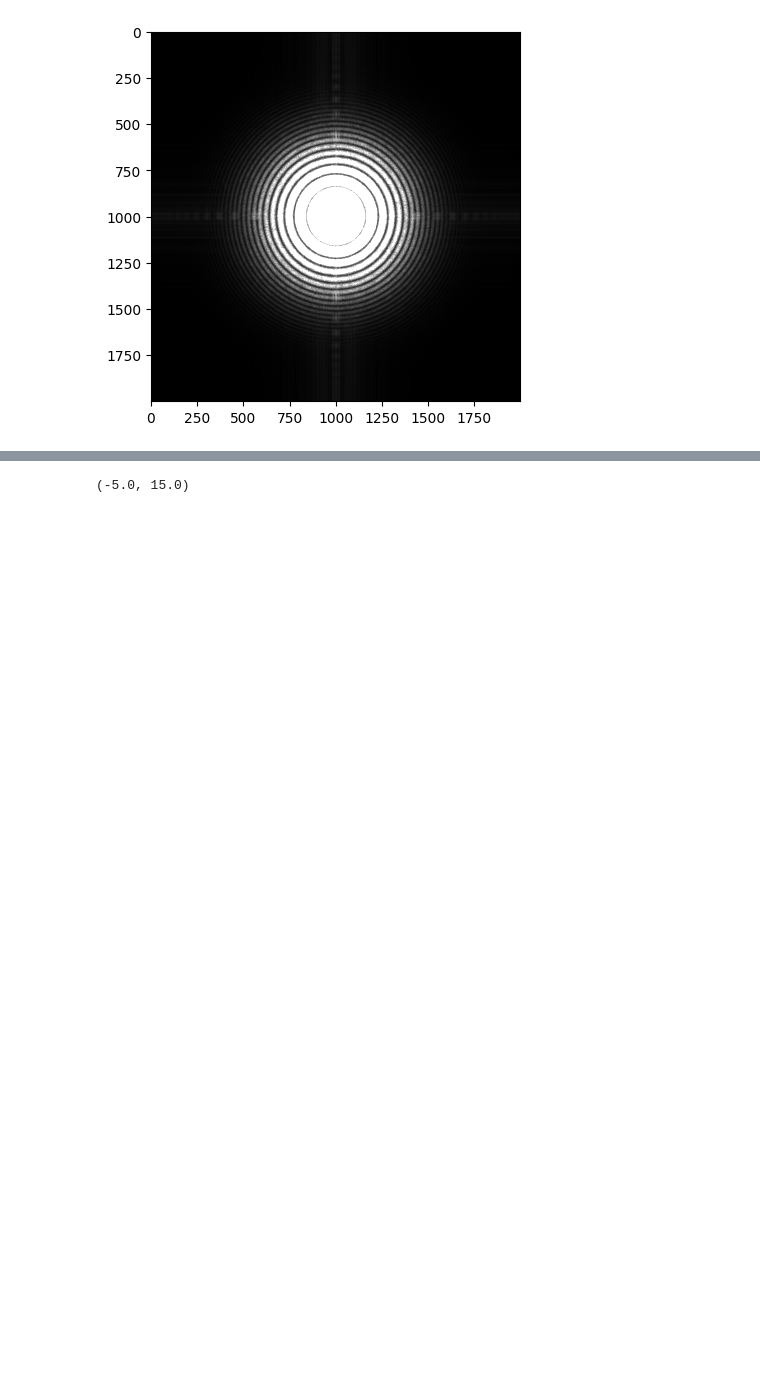
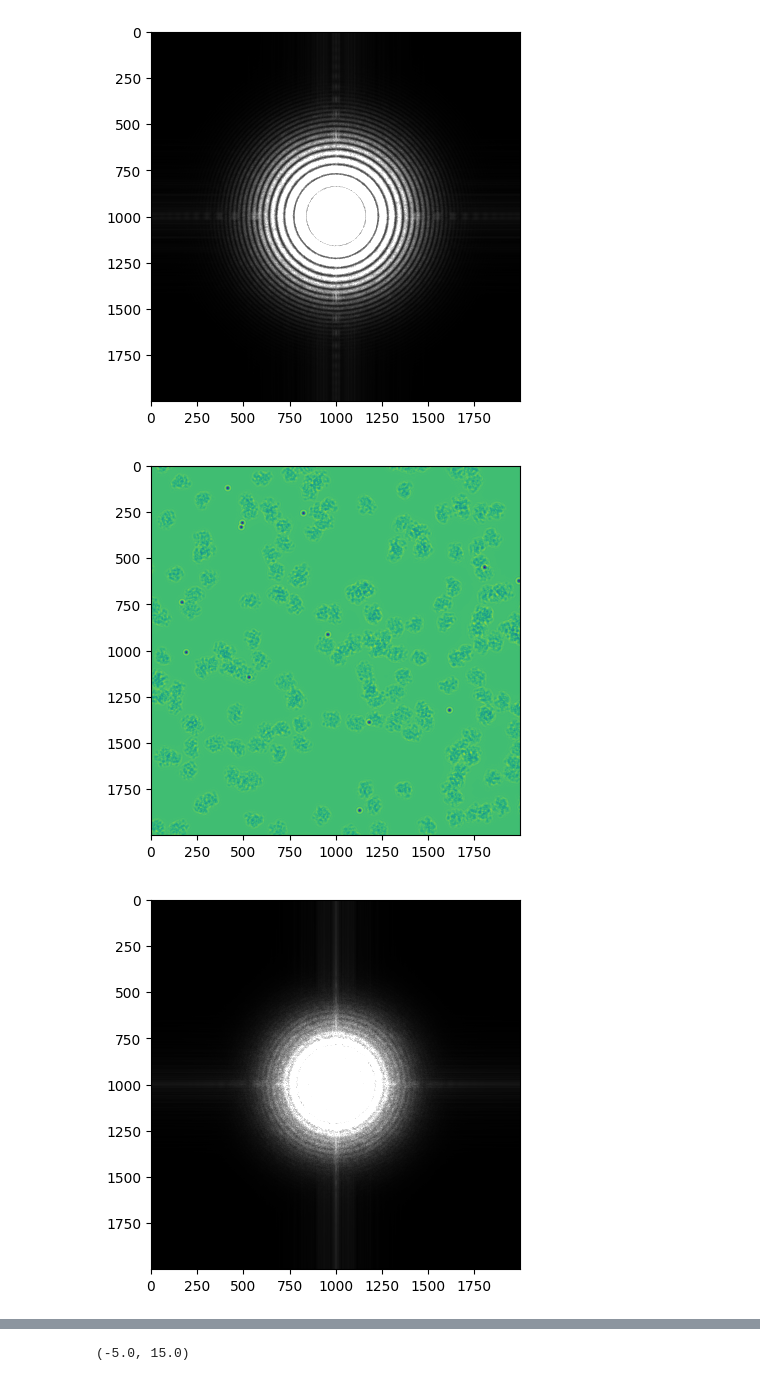
Before and after one commit to henrynjones/tomo_suli, a Jupyter notebook: Thon_rings.ipynb, the cells around one changed output, grey strips where cells are left out. Saved outputs shown, nothing was run; the diff lists cells and outputs as text; code cells hidden in the pictures; blank space fills up the shorter version.

```diff
--- a/Thon_rings.ipynb
+++ b/Thon_rings.ipynb
@@ -27,3 +26,20 @@ plt.show()
 # %% [output]
 [figure]
 [figure]
+# %%
+## extreme angle micrographs
+early_micrograph = tilt_series[0]
+plt.imshow(early_micrograph.numpy())
+plt.show()
+plt.imshow(torch.abs(torch.fft.fftshift(torch.fft.fftn(early_micrograph))).numpy(), cmap= "gray", vmax = 50000)
+plt.show()
+
+## extreme angle micrographs
+late_micrograph = tilt_series[-1]
+plt.imshow(late_micrograph.numpy())
+plt.show()
+plt.imshow(torch.abs(torch.fft.fftshift(torch.fft.fftn(late_micrograph))).numpy(), cmap= "gray", vmax = 50000)
+plt.show()
+# %% [output]
+[figure, added]
+[figure, added]
```
Also changed, not shown: parts of 3 cells of this notebook.
